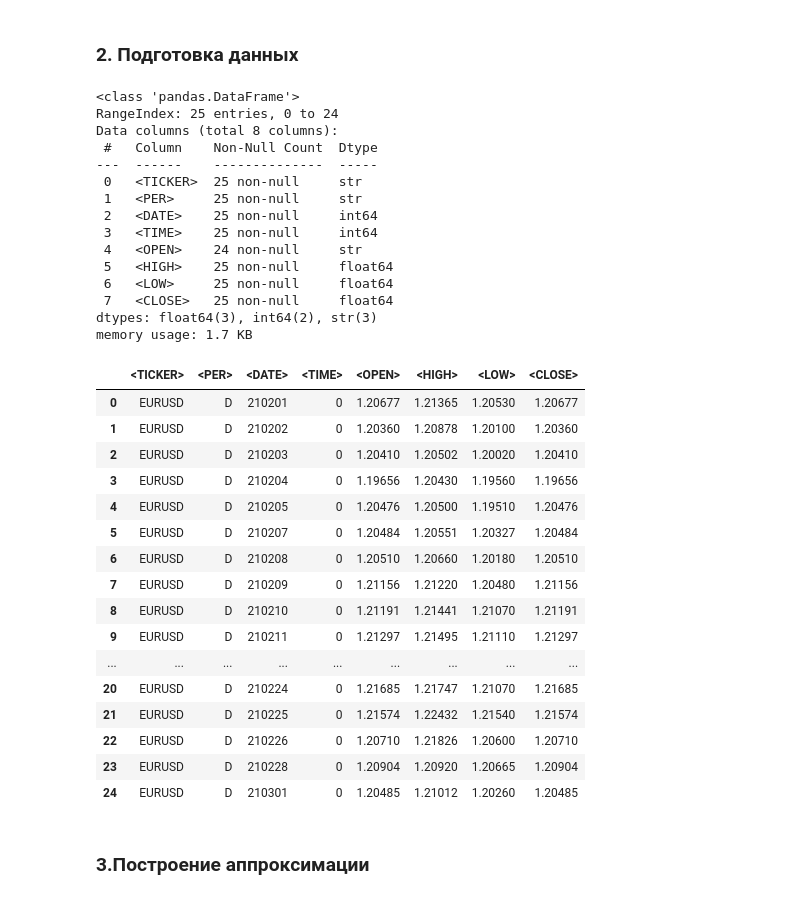
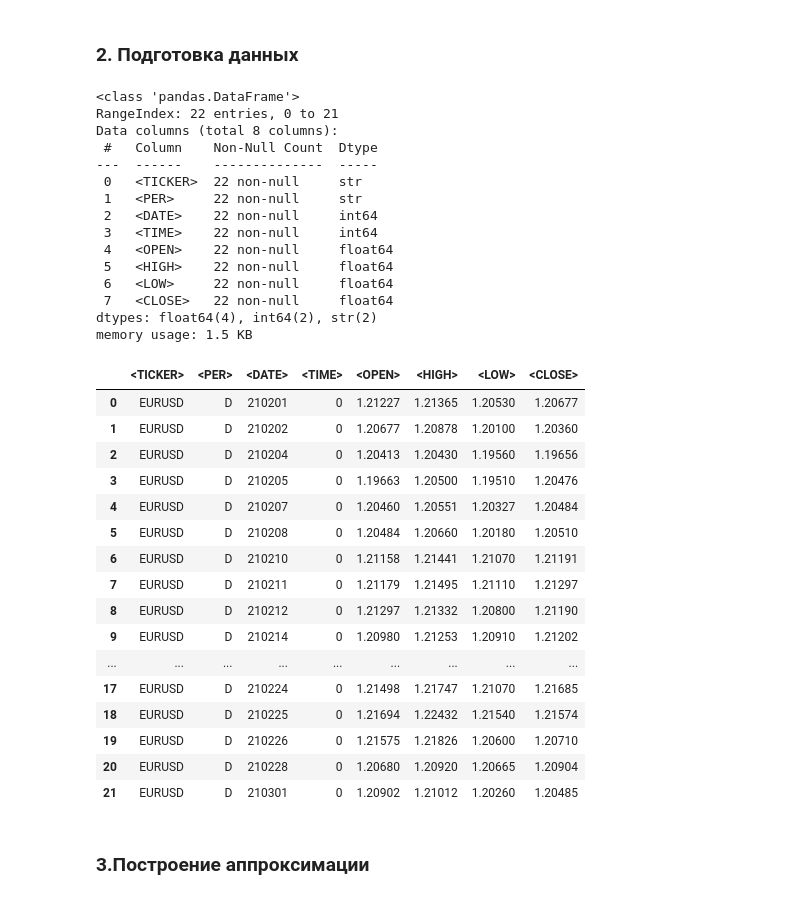
Before and after one commit to PlatovD/numerical_methods_for_solving_nonlinear_equations, a Jupyter notebook: lab4.ipynb, the cells around one changed output. Cells and saved outputs as stored; diff of their text form; code cells hidden in the pictures.

```diff
--- a/lab4.ipynb
+++ b/lab4.ipynb
@@ -42,43 +58,45 @@ df
 # %% [markdown]
 ### 2. Подготовка данных
 # %%
+df['<OPEN>'] = pd.to_numeric(df['<OPEN>'], errors='coerce')
+df = df.dropna(subset=['<OPEN>'])
+df = df.reset_index(drop=True)
+df['<OPEN>'] = df['<OPEN>'].astype('float64')
 df.info()
-df['<OPEN>'] = pd.to_numeric(df['<OPEN>'], errors='coerce')
-df['<OPEN>'] = df['<CLOSE>'].dropna().astype('float64')
 df
 # %% [output]
 <class 'pandas.DataFrame'>
-RangeIndex: 25 entries, 0 to 24
+RangeIndex: 22 entries, 0 to 21
 Data columns (total 8 columns):
  #   Column    Non-Null Count  Dtype
 ---  ------    --------------  -----
- 0   <TICKER>  25 non-null     str
- 1   <PER>     25 non-null     str
- 2   <DATE>    25 non-null     int64
- 3   <TIME>    25 non-null     int64
- 4   <OPEN>    24 non-null     str
- 5   <HIGH>    25 non-null     float64
- 6   <LOW>     25 non-null     float64
- 7   <CLOSE>   25 non-null     float64
-dtypes: float64(3), int64(2), str(3)
-memory usage: 1.7 KB
+ 0   <TICKER>  22 non-null     str
+ 1   <PER>     22 non-null     str
+ 2   <DATE>    22 non-null     int64
+ 3   <TIME>    22 non-null     int64
+ 4   <OPEN>    22 non-null     float64
+ 5   <HIGH>    22 non-null     float64
+ 6   <LOW>     22 non-null     float64
+ 7   <CLOSE>   22 non-null     float64
+dtypes: float64(4), int64(2), str(2)
+memory usage: 1.5 KB
 |  | <TICKER> | <PER> | <DATE> | <TIME> | <OPEN> | <HIGH> | <LOW> | <CLOSE> |
-| 0 | EURUSD | D | 210201 | 0 | 1.20677 | 1.21365 | 1.20530 | 1.20677 |
-| 1 | EURUSD | D | 210202 | 0 | 1.20360 | 1.20878 | 1.20100 | 1.20360 |
-| 2 | EURUSD | D | 210203 | 0 | 1.20410 | 1.20502 | 1.20020 | 1.20410 |
-| 3 | EURUSD | D | 210204 | 0 | 1.19656 | 1.20430 | 1.19560 | 1.19656 |
-| 4 | EURUSD | D | 210205 | 0 | 1.20476 | 1.20500 | 1.19510 | 1.20476 |
-| 5 | EURUSD | D | 210207 | 0 | 1.20484 | 1.20551 | 1.20327 | 1.20484 |
-| 6 | EURUSD | D | 210208 | 0 | 1.20510 | 1.20660 | 1.20180 | 1.20510 |
-| 7 | EURUSD | D | 210209 | 0 | 1.21156 | 1.21220 | 1.20480 | 1.21156 |
-| 8 | EURUSD | D | 210210 | 0 | 1.21191 | 1.21441 | 1.21070 | 1.21191 |
-| 9 | EURUSD | D | 210211 | 0 | 1.21297 | 1.21495 | 1.21110 | 1.21297 |
+| 0 | EURUSD | D | 210201 | 0 | 1.21227 | 1.21365 | 1.20530 | 1.20677 |
+| 1 | EURUSD | D | 210202 | 0 | 1.20677 | 1.20878 | 1.20100 | 1.20360 |
+| 2 | EURUSD | D | 210204 | 0 | 1.20413 | 1.20430 | 1.19560 | 1.19656 |
+| 3 | EURUSD | D | 210205 | 0 | 1.19663 | 1.20500 | 1.19510 | 1.20476 |
+| 4 | EURUSD | D | 210207 | 0 | 1.20460 | 1.20551 | 1.20327 | 1.20484 |
+| 5 | EURUSD | D | 210208 | 0 | 1.20484 | 1.20660 | 1.20180 | 1.20510 |
+| 6 | EURUSD | D | 210210 | 0 | 1.21158 | 1.21441 | 1.21070 | 1.21191 |
+| 7 | EURUSD | D | 210211 | 0 | 1.21179 | 1.21495 | 1.21110 | 1.21297 |
+| 8 | EURUSD | D | 210212 | 0 | 1.21297 | 1.21332 | 1.20800 | 1.21190 |
+| 9 | EURUSD | D | 210214 | 0 | 1.20980 | 1.21253 | 1.20910 | 1.21202 |
 | ... | ... | ... | ... | ... | ... | ... | ... | ... |
-| 20 | EURUSD | D | 210224 | 0 | 1.21685 | 1.21747 | 1.21070 | 1.21685 |
-| 21 | EURUSD | D | 210225 | 0 | 1.21574 | 1.22432 | 1.21540 | 1.21574 |
-| 22 | EURUSD | D | 210226 | 0 | 1.20710 | 1.21826 | 1.20600 | 1.20710 |
-| 23 | EURUSD | D | 210228 | 0 | 1.20904 | 1.20920 | 1.20665 | 1.20904 |
-| 24 | EURUSD | D | 210301 | 0 | 1.20485 | 1.21012 | 1.20260 | 1.20485 |
+| 17 | EURUSD | D | 210224 | 0 | 1.21498 | 1.21747 | 1.21070 | 1.21685 |
+| 18 | EURUSD | D | 210225 | 0 | 1.21694 | 1.22432 | 1.21540 | 1.21574 |
+| 19 | EURUSD | D | 210226 | 0 | 1.21575 | 1.21826 | 1.20600 | 1.20710 |
+| 20 | EURUSD | D | 210228 | 0 | 1.20680 | 1.20920 | 1.20665 | 1.20904 |
+| 21 | EURUSD | D | 210301 | 0 | 1.20902 | 1.21012 | 1.20260 | 1.20485 |
 # %% [markdown]
 ### 3.Построение аппроксимации
 # %%
```
Also changed, not shown: parts of 3 cells of this notebook.
